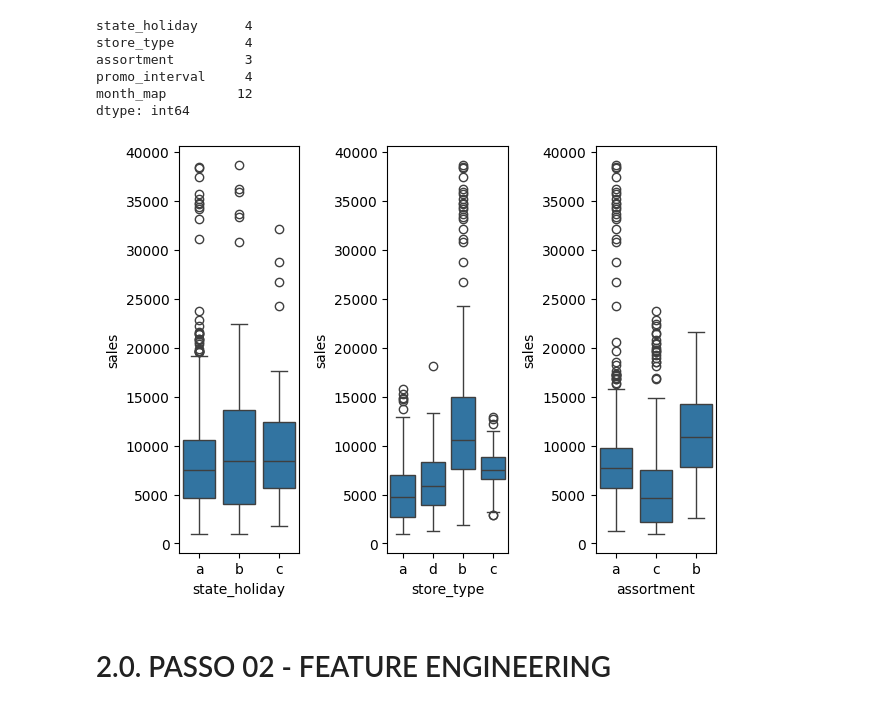
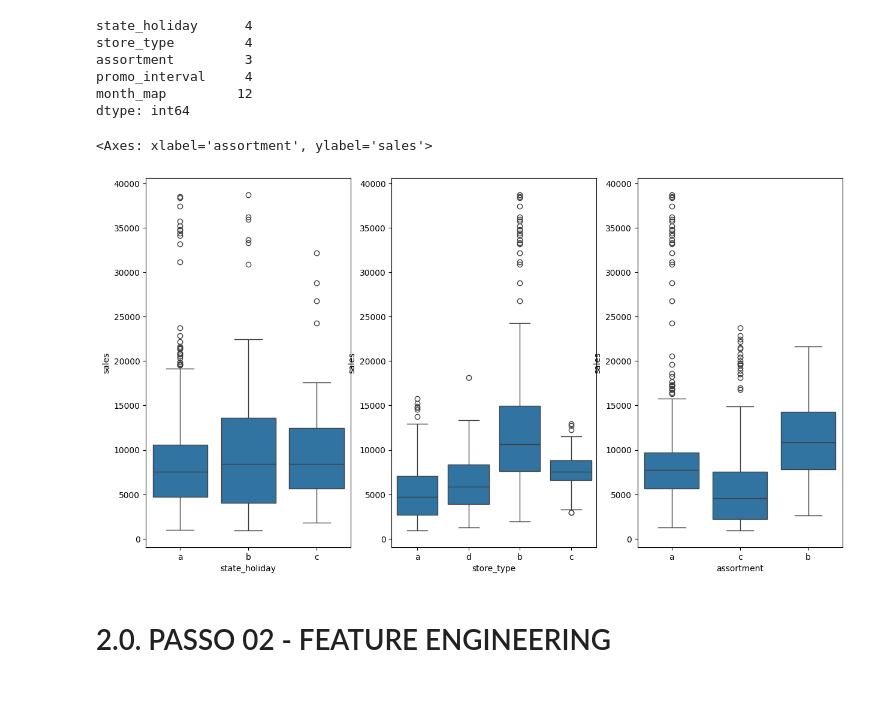
Before and after one commit to smaascarenhas/rossmann_sales_prediction, a Jupyter notebook: m04_v01_store_sales_prediction.ipynb, the cells around one changed output. Cells and saved outputs as stored; diff of their text form; code cells hidden in the pictures.

```diff
--- a/m04_v01_store_sales_prediction.ipynb
+++ b/m04_v01_store_sales_prediction.ipynb
@@ -187,19 +207,19 @@ month_map         12
 dtype: int64
 # %%
 df_aux = df1[(df1['state_holiday'] != '0' ) & (df1['sales'] > 0 )]
+plt.figure(figsize=(15,8))
 
 plt.subplot( 1, 3, 1 )
 sns.boxplot( x='state_holiday', y='sales', data=df_aux )
 
 plt.subplot( 1, 3, 2 )
 sns.boxplot( x='store_type', y='sales', data=df_aux )
 
 plt.subplot( 1, 3, 3 )
 sns.boxplot( x='assortment', y='sales', data=df_aux )
-
-plt.tight_layout()
 # %% [output]
+<Axes: xlabel='assortment', ylabel='sales'>
-[figure, old version]
+[figure, new version]
 # %% [markdown]
 # 2.0. PASSO 02 - FEATURE ENGINEERING
 # %%
```
Also changed, not shown: parts of 13 cells of this notebook.
